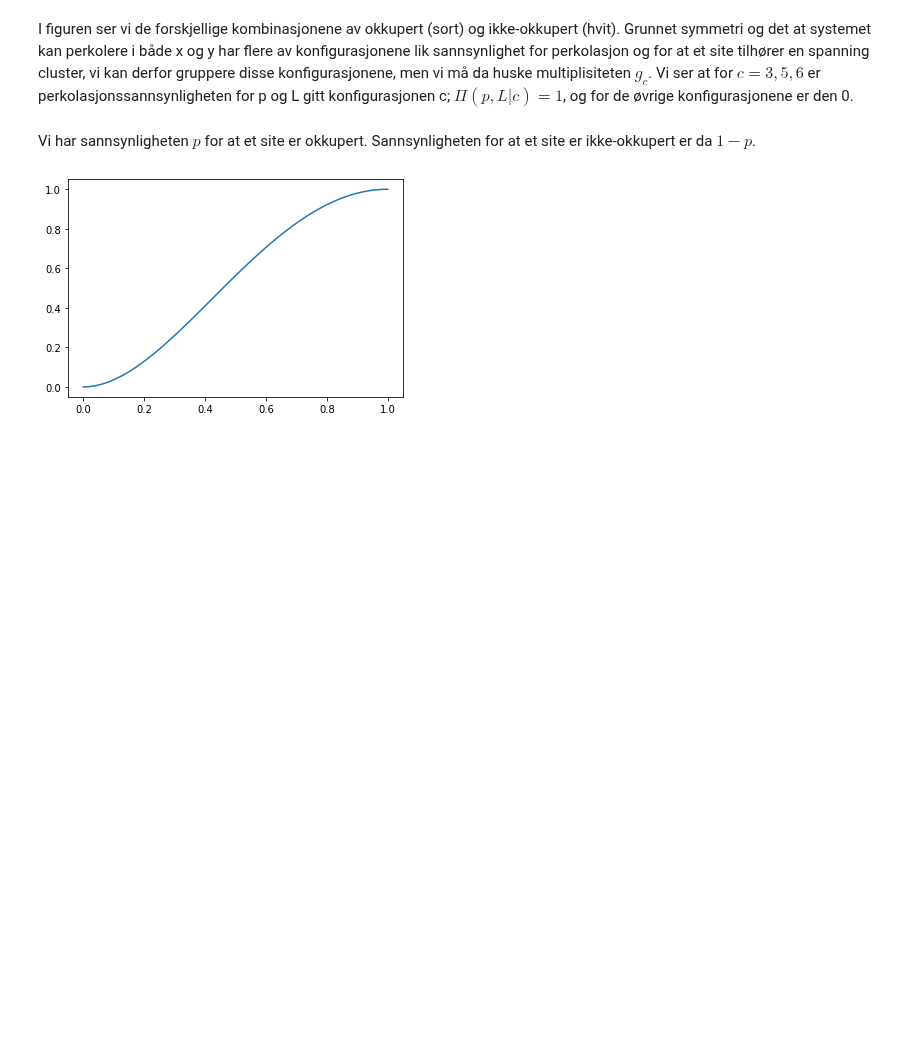
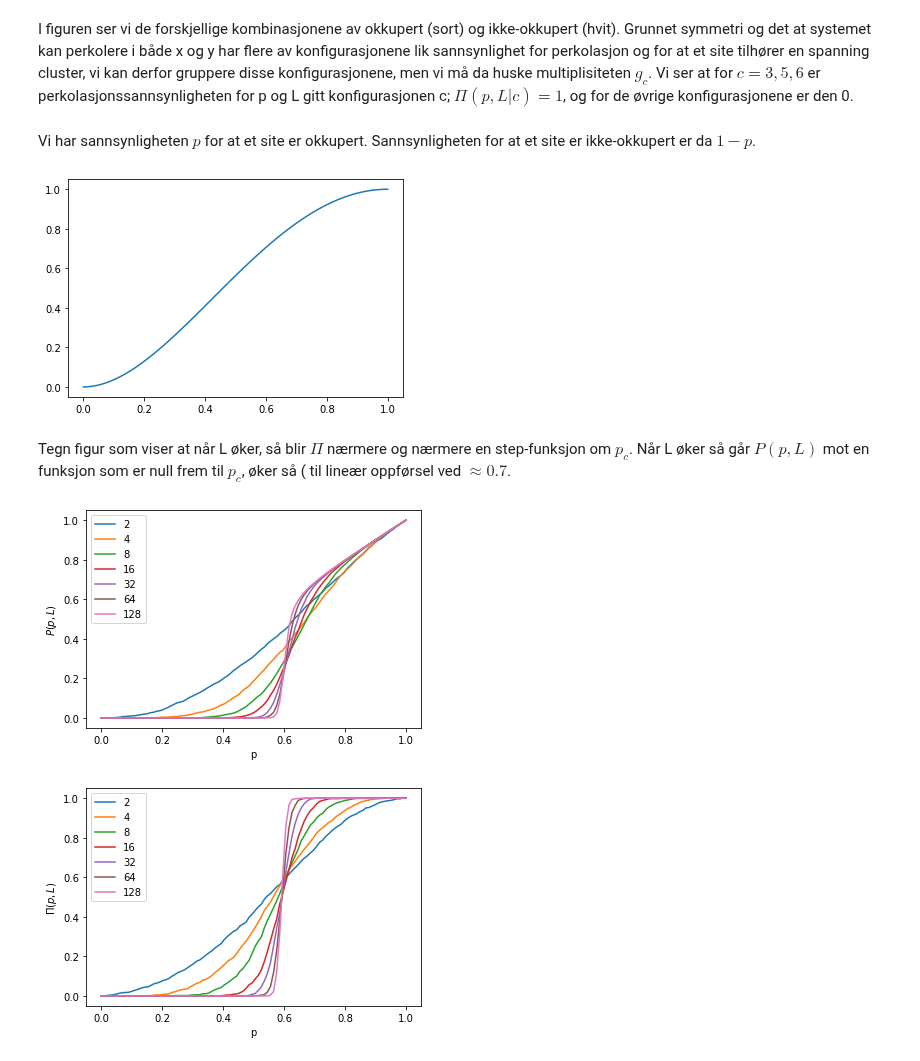
Before and after one commit to chdre/FYS4460, a Jupyter notebook: Untitled Folder/10. Percolation on small lattices.ipynb, the cells around one changed output. Drawn from its saved outputs; the diff is of its cells as text; code cells hidden in the pictures; blank space fills up the shorter version.

```diff
--- a/Untitled Folder/10. Percolation on small lattices.ipynb
+++ b/Untitled Folder/10. Percolation on small lattices.ipynb
@@ -33,2 +35,4 @@ plt.show()
 # %% [output]
 [figure]
+# %% [markdown]
+Tegn figur som viser at når L øker, så blir $\Pi$ nærmere og nærmere en step-funksjon om $p_c$. Når L øker så går $P(p, L)$ mot en funksjon som er null frem til $p_c$, øker så ( til lineær oppførsel ved $\approx 0.7$.
@@ -34,0 +92,17 @@ plt.show()
+# %%
+for i, l in enumerate(L):
+    plt.plot(p, P[:, i], label=f'{l}')
+plt.legend()
+plt.xlabel('p')
+plt.ylabel('$P(p, L)$')
+plt.show()
+
+for i, l in enumerate(L):
+    plt.plot(p, Pi[:, i], label=f'{l}')
+plt.legend()
+plt.xlabel('p')
+plt.ylabel('$\\Pi(p, L)$')
+plt.show()
+# %% [output]
+[figure, added]
+[figure, added]
```
Also changed, not shown: parts of 3 cells of this notebook, 8 other files.
